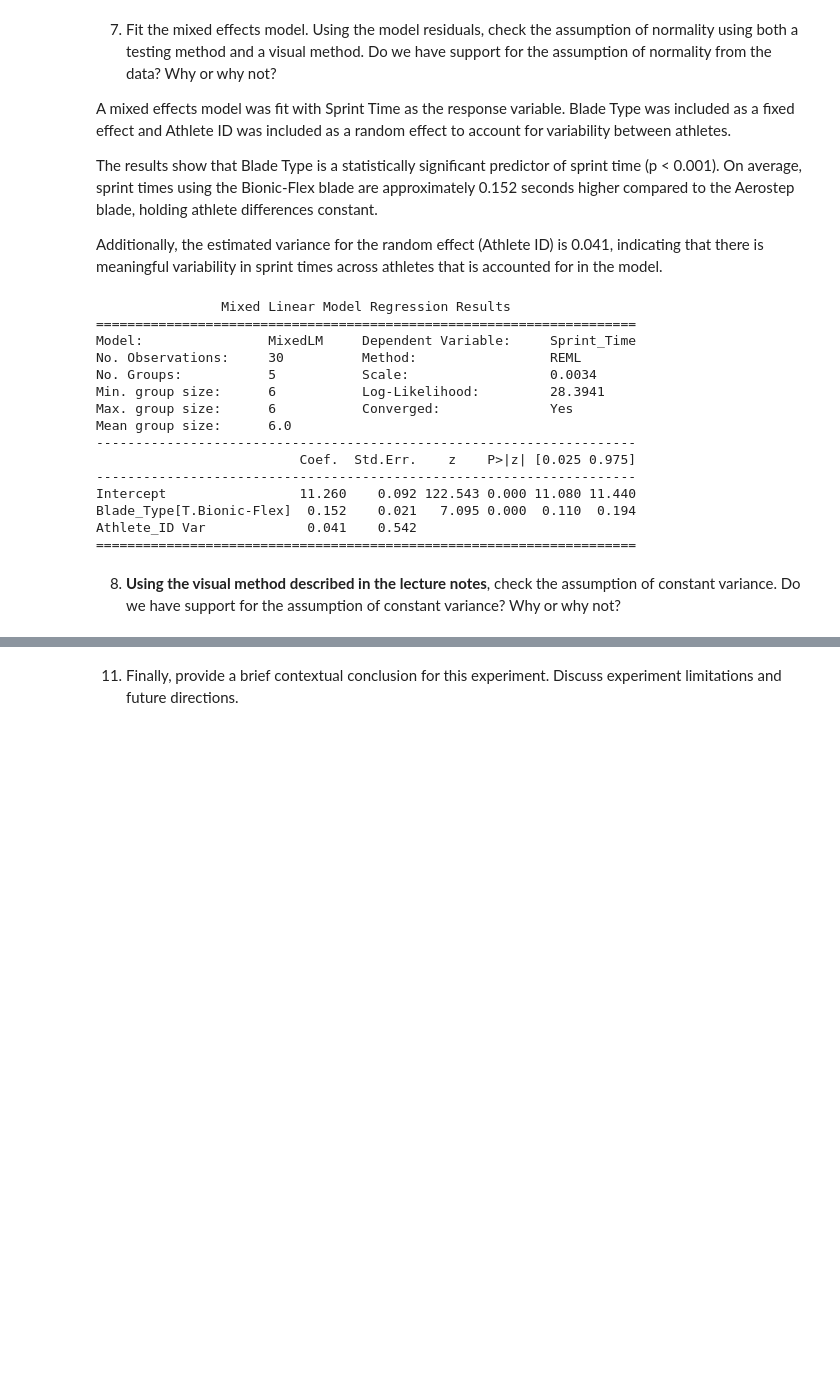
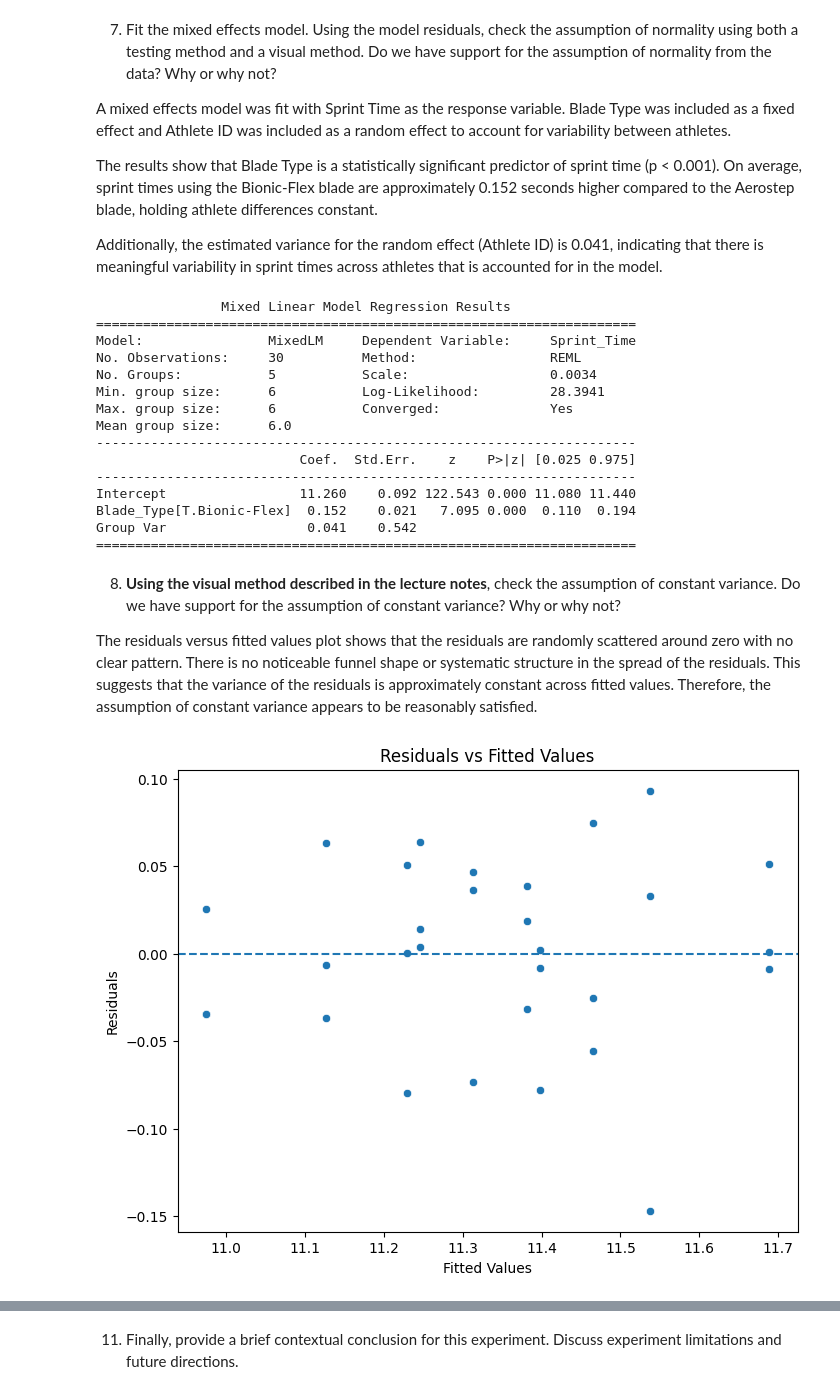
Before and after one commit to garrettspringsted/STAT-7220-Applied-Experimental-Design, a Jupyter notebook: Assignments/HW4/HW4.ipynb, the cells around one changed output, grey strips where cells are left out. Cells and saved outputs as stored; diff of their text form; code cells hidden in the pictures; blank space fills up the shorter version.

```diff
--- a/Assignments/HW4/HW4.ipynb
+++ b/Assignments/HW4/HW4.ipynb
@@ -144,12 +144,12 @@ The results show that Blade Type is a statistically significant predictor of spr
 
 Additionally, the estimated variance for the random effect (Athlete ID) is 0.041, indicating that there is meaningful variability in sprint times across athletes that is accounted for in the model.
 # %%
-from ast import mod
+
 from statsmodels.formula.api import mixedlm
 
-mod = mixedlm("Sprint_Time ~ Blade_Type", data=blades, groups="Athlete_ID")
-res = mod.fit()
-print(res.summary())
+mod = mixedlm("Sprint_Time ~ Blade_Type", data=blades, groups=blades["Athlete_ID"])
+result = mod.fit()
+print(result.summary())
 # %% [output]
                 Mixed Linear Model Regression Results
 =====================================================================
@@ -164,11 +164,28 @@ Mean group size:      6.0
 ---------------------------------------------------------------------
 Intercept                 11.260    0.092 122.543 0.000 11.080 11.440
 Blade_Type[T.Bionic-Flex]  0.152    0.021   7.095 0.000  0.110  0.194
-Athlete_ID Var             0.041    0.542
+Group Var                  0.041    0.542
 =====================================================================
 # %% [markdown]
 8. **Using the visual method described in the lecture notes**, check the assumption of constant variance. Do we have support for the assumption of constant variance? Why or why not?
+
+The residuals versus fitted values plot shows that the residuals are randomly scattered around zero with no clear pattern. There is no noticeable funnel shape or systematic structure in the spread of the residuals. This suggests that the variance of the residuals is approximately constant across fitted values. Therefore, the assumption of constant variance appears to be reasonably satisfied.
 # %%
-## Question 8 Code ##
+## Residuals Plot##
+## Residuals vs Fitted Plot (Mixed Model) ##
+
+fitted_vals = result.fittedvalues
+residuals = result.resid
+
+plt.figure(figsize=(8,6))
+sns.scatterplot(x=fitted_vals, y=residuals)
+
+plt.axhline(0, linestyle='--')
+plt.title('Residuals vs Fitted Values')
+plt.xlabel('Fitted Values')
+plt.ylabel('Residuals')
+plt.show()
+# %% [output]
+[figure, added]
 # %% [markdown]
 9. Report and interpret the result of the random effect. Which of the two hypotheses for the random effect are more strongly supported by the data?
```
Also changed, not shown: parts of 4 cells of this notebook.
